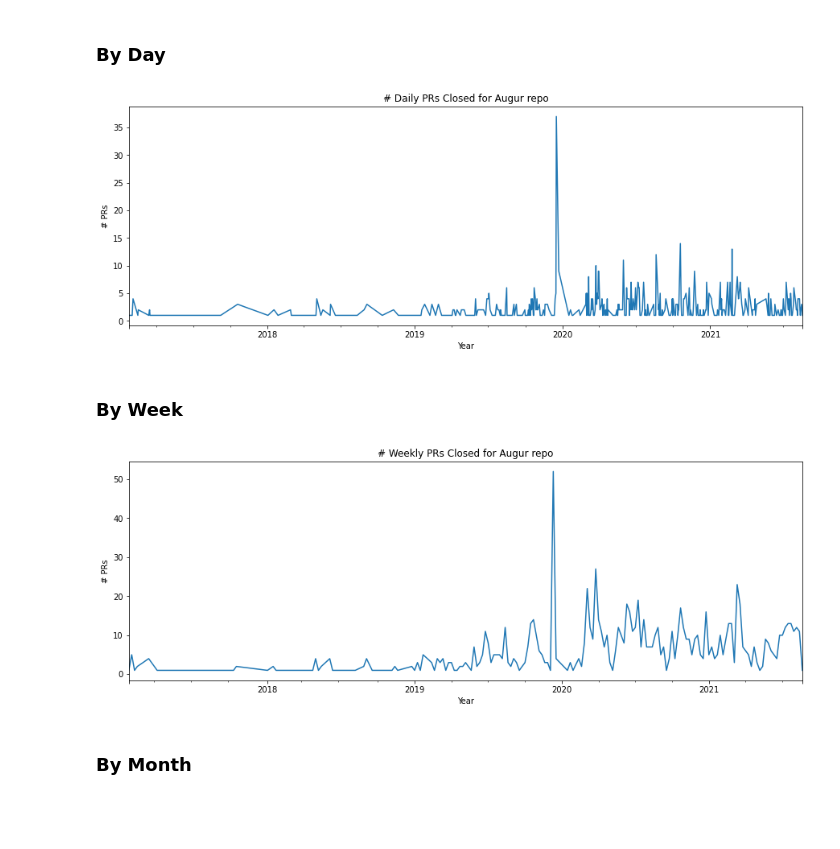
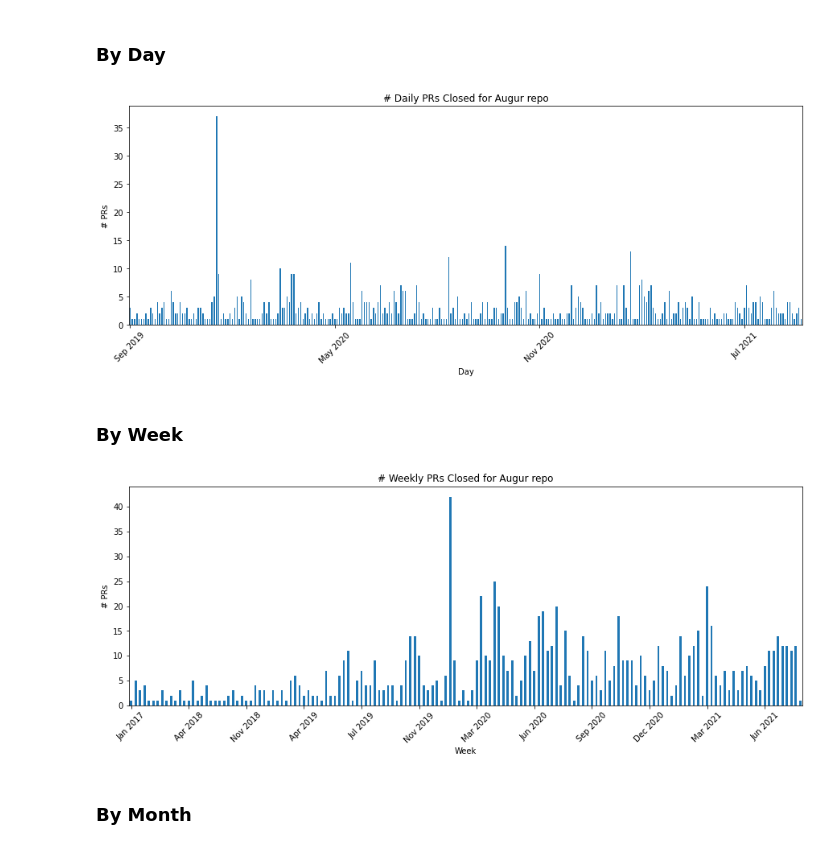
Before and after one commit to oss-aspen/Rappel, a Jupyter notebook: notebooks/pr_activity.ipynb, the cells around one changed output. Drawn from its saved outputs; the diff is of its cells as text; code cells hidden in the pictures; blank space fills up the shorter version.

```diff
--- a/notebooks/pr_activity.ipynb
+++ b/notebooks/pr_activity.ipynb
@@ -101 +102,6 @@ df_pr_daily = df_pr_focus['created'].groupby(df_pr_focus.created.dt.to_period("D
+# %%
+two_years = datetime.datetime.now() - datetime.timedelta(days=2*365)
+df_pr_daily = df_pr_focus[df_pr_focus['created'] > two_years]
+
+df_pr_daily = df_pr_daily['created'].groupby(df_pr_daily.created.dt.to_period("D")).agg('count')
 # %%
@@ -138,13 +152,18 @@ plt.show()
 # %% [markdown]
 ### By Day
 # %%
-df_pr_closed_daily = df_pr_focus['closed'].groupby(df_pr_focus.closed.dt.to_period("D")).agg('count')
+df_pr_closed_daily = df_pr_focus[df_pr_focus['closed'] > two_years]
+df_pr_closed_daily = df_pr_closed_daily['closed'].groupby(df_pr_closed_daily.closed.dt.to_period("D")).agg('count')
 # %%
-df_pr_closed_daily.plot()
+df_pr_closed_daily.plot.bar()
 
-plt.xlabel("Year")
+plt.xlabel("Day")
 plt.ylabel("# PRs")
+locs, labels = plt.xticks()
+N = 90
+plt.xticks(locs[::N], df_pr_closed_daily.index[::N].strftime('%b %Y'))
+plt.xticks(rotation=45)
 plt.title("# Daily PRs Closed for "+repo_focus.capitalize() +" repo")
 plt.show()
 # %% [output]
-[figure, old version]
+[figure, new version]
@@ -155,12 +174,16 @@ df_pr_closed_weekly = df_pr_focus['closed'].groupby(df_pr_focus.closed.dt.to_per
 # %%
-df_pr_weekly.plot()
+df_pr_closed_weekly.plot.bar()
 
-plt.xlabel("Year")
+plt.xlabel("Week")
+locs, labels = plt.xticks()
+N = 13
+plt.xticks(locs[::N], df_pr_closed_weekly.index[::N].strftime('%b %Y'))
+plt.xticks(rotation=45)
 plt.ylabel("# PRs")
 plt.title("# Weekly PRs Closed for "+repo_focus.capitalize() +" repo")
 plt.show()
 # %% [output]
-[figure, old version]
+[figure, new version]
 # %% [markdown]
 ### By Month
 # %%
```
Also changed, not shown: parts of 6 cells of this notebook, 1 other file.
